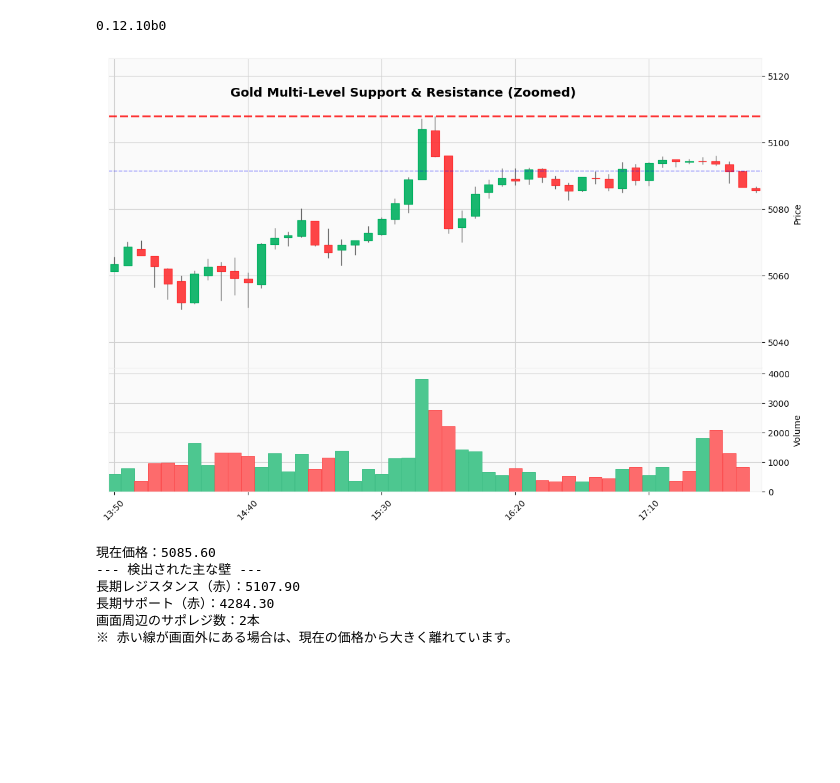
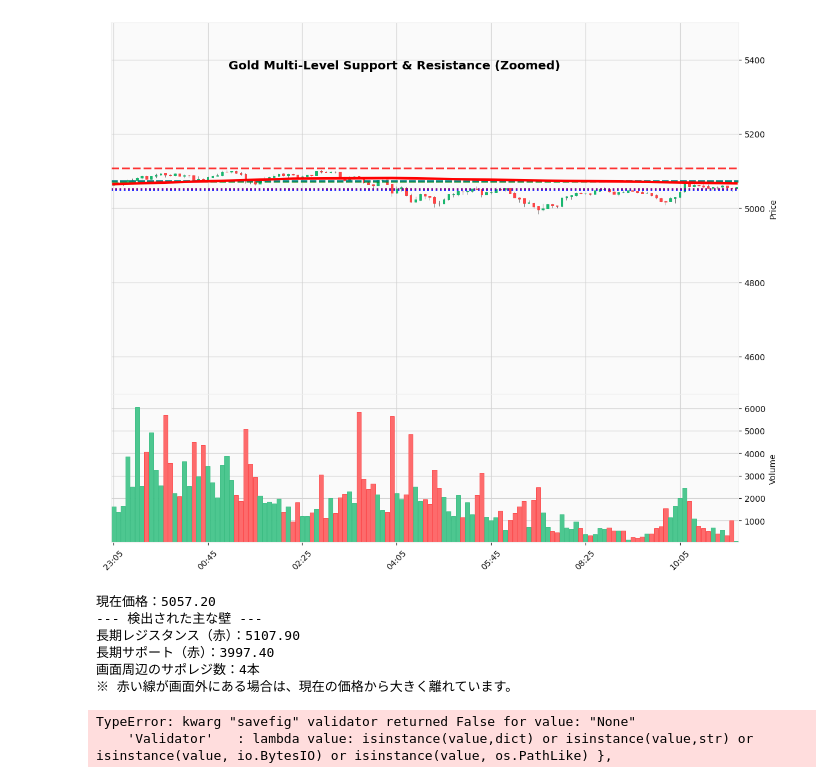
Before and after one commit to hiropon0815/scalping_var1, a Jupyter notebook: main.ipynb, the cells around one changed output. Saved outputs shown, nothing was run; the diff lists cells and outputs as text; code cells hidden in the pictures; blank space fills up the shorter version.

```diff
--- a/main.ipynb
+++ b/main.ipynb
@@ -1,15 +1,3 @@
-# %%
-# Library Imports
-import yfinance as yf
-import pandas as pd
-import mplfinance as mpf
-import numpy as np
-from datetime import timedelta
-from scipy.signal import argrelextrema
-
-print(mpf.__version__)
-# %% [output]
-0.12.10b0
 # %%
 import yfinance as yf
 import pandas as pd
@@ -24,7 +12,7 @@ symbol = "GC=F"
 df = yf.download(
     symbol,
     interval="5m",
-    period="30d",
+    period="60d",
     progress=False
 )
 
@@ -90,7 +78,7 @@ if raw_levels:
 
 # --- 表示用データの作成 ---
 # 直近4時間を表示
-plot_start = df.index[-1] - timedelta(hours=4)
+plot_start = df.index[-1] - timedelta(hours=12)
 df_plot = df[df.index >= plot_start].copy()
 
 # 計算済みMA200を持ってくる
@@ -126,11 +114,11 @@ colors = ['blue', 'purple', 'green', 'teal', 'magenta']
 
 for i, level in enumerate(nearby_levels):
     # 長期の壁と重複するならスキップ
-    if abs(level - long_high) < 1.0 or abs(level - long_low) < 1.0:
-        continue
+    # if abs(level - long_high) < 1.0 or abs(level - long_low) < 1.0:
+    #     continue
 
     hlines_levels.append(level)
-    hlines_widths.append(1.0)
+    hlines_widths.append(2.0)
 
     color = colors[i % len(colors)]
     hlines_colors.append(color)
@@ -158,40 +146,41 @@ else:
     padding = max(5.0, price_range * 0.3)
 
     y_limit_top = view_high + padding
     y_limit_bottom = view_low - padding
 
     # ------------------------------------
 
     # 200MA設定
-    ap = [mpf.make_addplot(ma200_plot, color='gray', width=0.8)]
+    ap = [mpf.make_addplot(ma200_plot, color='red', width=3)]
 
     mpf.plot(
         df_plot,
         type="candle",
         volume=True,
         style="yahoo",
         title="Gold Multi-Level Support & Resistance (Zoomed)",
         addplot=ap,
         # 線はすべて渡すが、範囲外のものはmpfが勝手にカットしてくれる
         hlines=dict(hlines=hlines_levels, colors=hlines_colors, linestyle=hlines_styles, linewidths=hlines_widths, alpha=0.8),
         # 計算した「ローソク足中心」の範囲を適用
-        ylim=(y_limit_bottom, y_limit_top),
+        # ylim=(y_limit_bottom, y_limit_top),
+        ylim=(4500, 5500),
         datetime_format="%H:%M",
-        figsize=(12, 8),
+        figsize=(12, 10),
         tight_layout=True
     )
 
     print(f"現在価格：{current_price:.2f}")
     print("--- 検出された主な壁 ---")
     print(f"長期レジスタンス（赤）：{long_high:.2f}")
     print(f"長期サポート（赤）：{long_low:.2f}")
     print(f"画面周辺のサポレジ数：{len(nearby_levels)}本")
     print("※ 赤い線が画面外にある場合は、現在の価格から大きく離れています。")
 # %% [output]
-[figure, old version]
+[figure, new version]
-現在価格：5085.60
+現在価格：5057.20
 --- 検出された主な壁 ---
 長期レジスタンス（赤）：5107.90
-長期サポート（赤）：4284.30
-画面周辺のサポレジ数：2本
+長期サポート（赤）：3997.40
+画面周辺のサポレジ数：4本
 ※ 赤い線が画面外にある場合は、現在の価格から大きく離れています。
@@ -197,0 +318,11 @@ else:
+# %%
+generator = GoldChartGenerator()
+
+# 1. データの取得 (期間, 足の長さ)
+generator.fetch_data(period="60d", interval="1h")
+
+# 2. チャートの生成 (表示時間, サポレジを探す範囲, 画像サイズ)
+generator.generate_chart(display_hours=6, y_range=20, figsize=(14, 20))
+# %% [output]
+TypeError: kwarg "savefig" validator returned False for value: "None"
+    'Validator'   : lambda value: isinstance(value,dict) or isinstance(value,str) or isinstance(value, io.BytesIO) or isinstance(value, os.PathLike) },
```
Also changed, not shown: parts of 1 cell of this notebook.
